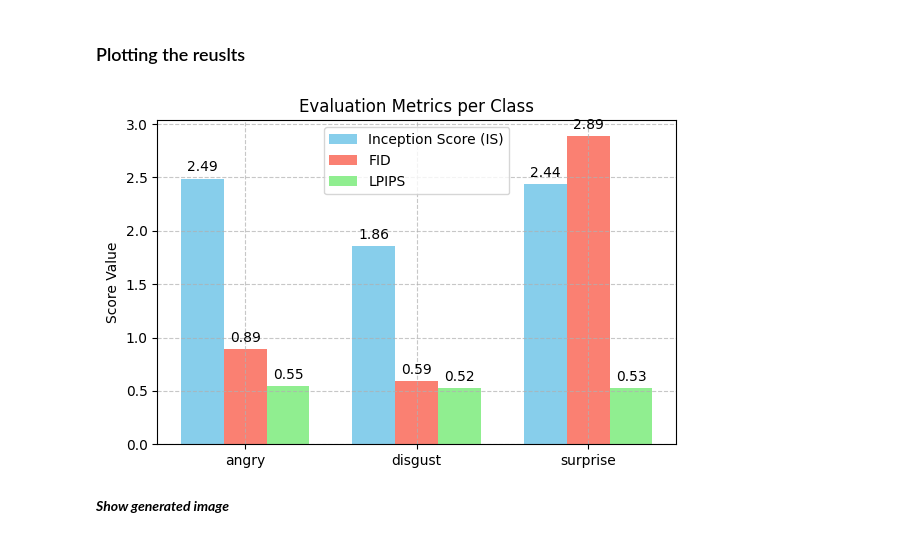
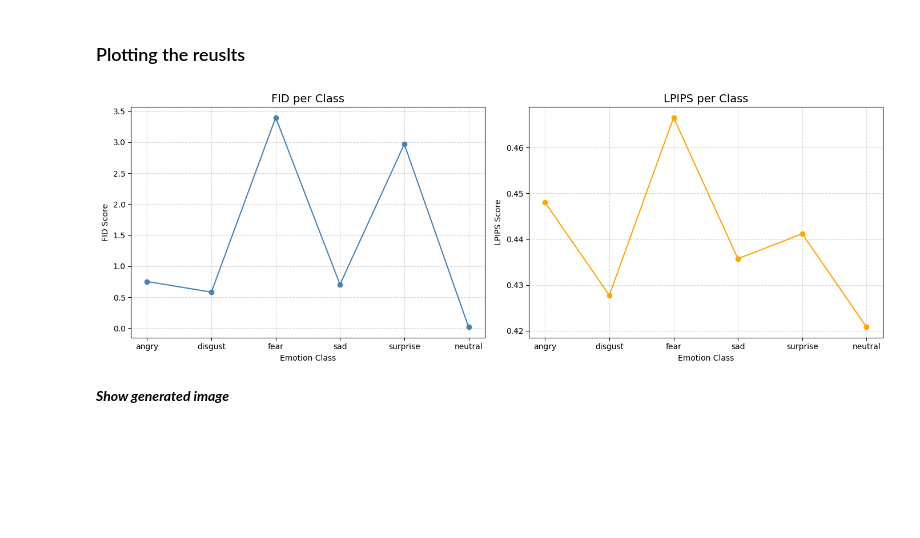
Before and after one commit to imnawar/CS664_Project, a Jupyter notebook: CDM_for_Improved_ER_Using_FER2013_Code.ipynb, the cells around one changed output. Saved outputs shown, nothing was run; the diff lists cells and outputs as text; code cells hidden in the pictures; blank space fills up the shorter version.

```diff
--- a/CDM_for_Improved_ER_Using_FER2013_Code.ipynb
+++ b/CDM_for_Improved_ER_Using_FER2013_Code.ipynb
@@ -510,50 +617,33 @@ LPIPS	كلما أصغر كلما أفضل	. 	يقيس الفرق البصري ب
 # %% [markdown]
 ### Plotting the reuslts
-# %%
-
-# بيانات النتائج التي حصلت عليها
-classes = ['angry', 'disgust', 'surprise']
-inception_scores = [2.4890, 1.8594, 2.4375 ] # 2.2454, 2.0892, 2.4821
-fid_scores = [0.8924, 0.5950, 2.8899] # 111.3347, 102.0025, 129.3807
-lpips_scores = [0.546313, 0.524592, 0.527200] # 0.449877, 0.423640, 0.431796
-
-x = np.arange(len(classes))  # مواقع الكلاسات
-width = 0.25  # عرض الأعمدة
-
-# رسم الرسم البياني
-fig, ax1 = plt.subplots(figsize=(6, 4))
-
-# رسم الأعمدة الثلاثة
-rects1 = ax1.bar(x - width, inception_scores, width, label='Inception Score (IS)', color='skyblue')
-rects2 = ax1.bar(x, fid_scores, width, label='FID', color='salmon')
-rects3 = ax1.bar(x + width, lpips_scores, width, label='LPIPS', color='lightgreen')
-
-# إضافة تفاصيل الرسم
-ax1.set_ylabel('Score Value')
-ax1.set_title('Evaluation Metrics per Class')
-ax1.set_xticks(x)
-ax1.set_xticklabels(classes)
-ax1.legend()
-ax1.grid(True, linestyle='--', alpha=0.7)
-
-# عرض القيم فوق الأعمدة
-def autolabel(rects):
-    for rect in rects:
-        height = rect.get_height()
-        ax1.annotate(f'{height:.2f}',
-                     xy=(rect.get_x() + rect.get_width() / 2, height),
-                     xytext=(0, 3),  # 3 points vertical offset
-                     textcoords="offset points",
-                     ha='center', va='bottom')
-
-autolabel(rects1)
-autolabel(rects2)
-autolabel(rects3)
-
-plt.tight_layout()
-plt.show()
-# %% [output]
-[figure, removed]
+# %%
+# Data
+classes = ["angry", "disgust", "fear", "sad", "surprise", "neutral"]
+x = range(len(classes))
+fid_scores = [0.7544, 0.5829, 3.3992, 0.7057, 2.9701, 0.0185]
+lpips_scores = [0.448037, 0.427778, 0.466546, 0.435730, 0.441174, 0.420819]
+
+# Create side-by-side subplots
+fig, (ax1, ax2) = plt.subplots(1, 2, figsize=(14, 5))
+
+# FID plot
+ax1.plot(classes, fid_scores, marker='o', color='steelblue')
+ax1.set_title("FID per Class", fontsize=14)
+ax1.set_xlabel("Emotion Class")
+ax1.set_ylabel("FID Score")
+ax1.grid(True, linestyle='--', alpha=0.5)
+
+# LPIPS plot
+ax2.plot(classes, lpips_scores, marker='o', color='orange')
+ax2.set_title("LPIPS per Class", fontsize=14)
+ax2.set_xlabel("Emotion Class")
+ax2.set_ylabel("LPIPS Score")
+ax2.grid(True, linestyle='--', alpha=0.5)
+
+plt.tight_layout()
+plt.show()
+# %% [output]
+[figure, added]
 # %% [markdown]
 ***Show generated image***
 # %%
```
Also changed, not shown: parts of 42 cells of this notebook.
